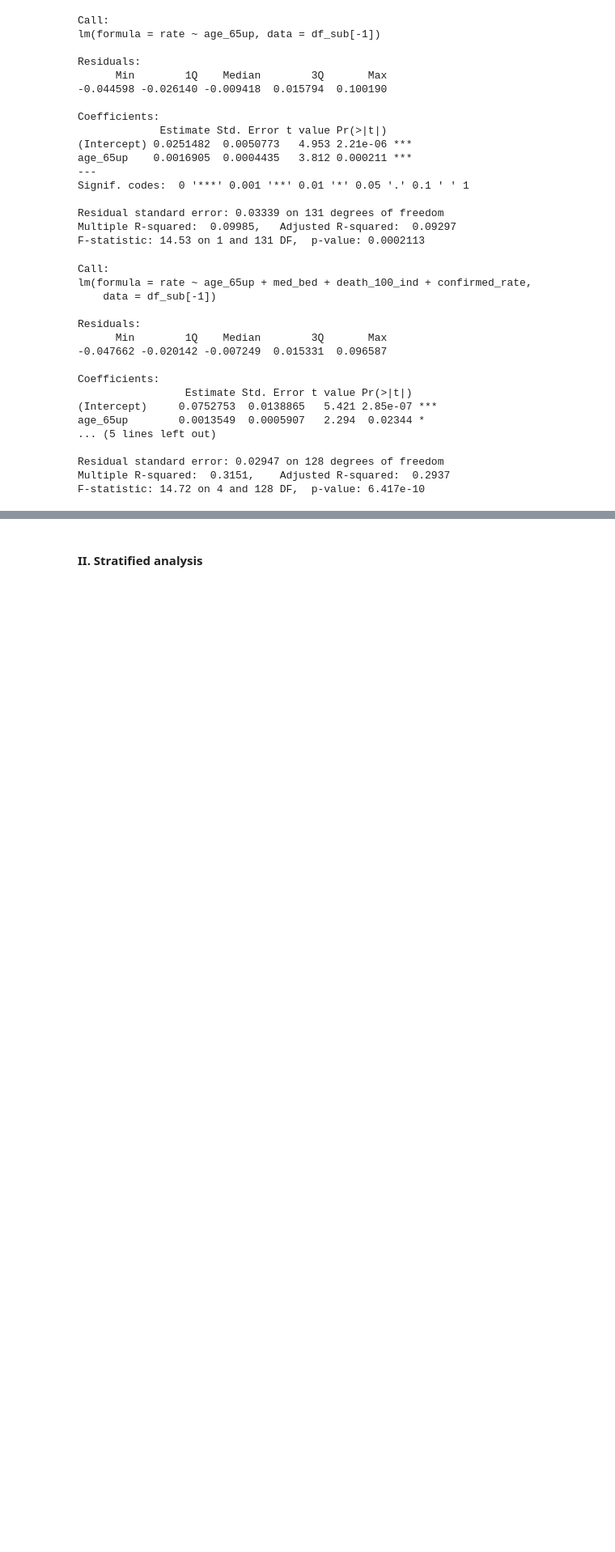
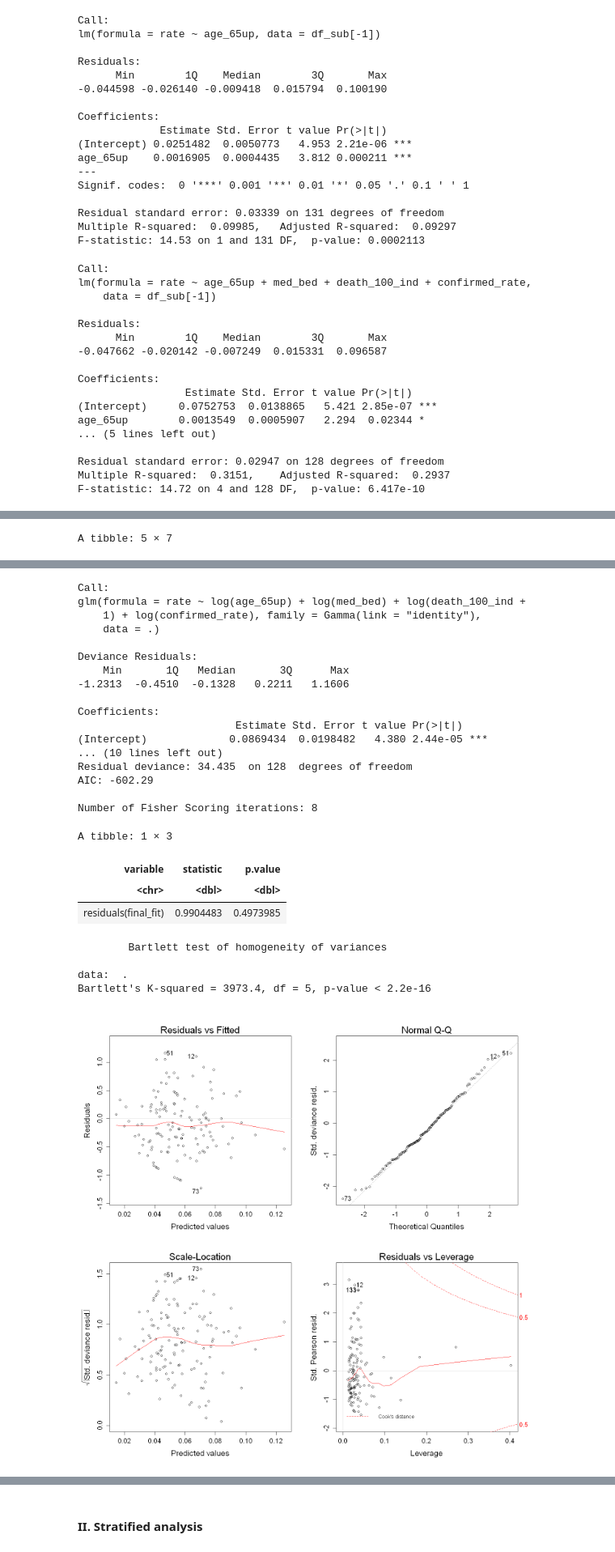
Before and after one commit to flizhou/age_effects_on_COVID-19, a Jupyter notebook: scripts/eda.ipynb, the cells around one changed output, grey strips where cells are left out. Shown at 81% size. Cells and saved outputs as stored; diff of their text form; code cells hidden in the pictures; blank space fills up the shorter version.

```diff
--- a/scripts/eda.ipynb
+++ b/scripts/eda.ipynb
@@ -1067,0 +825,24 @@ death_100_ind_fits
+# %%
+# final model
+final_fit <- df_sub %>%
+    mutate(rate = (rate*(133 -1) + 2)/133) %>%
+    glm(rate ~ log(age_65up) + log(med_bed) +
+        log(death_100_ind + 1) + log(confirmed_rate),
+        family = Gamma(link = "identity"), .)
+
+analyze_lm(final_fit)
+
+summary(final_fit)
+
+# plot model diagnostics
+plot_model_diag(final_fit)
+
+# Compute Shapiro-Wilk test of normality
+rstatix::shapiro_test(residuals(final_fit))
+
+# Compute Bartlett test of homogeneity of variances
+df_sub[-1] %>%
+    mutate(rate = (rate*(133 -1) + 2)/133) %>%
+    bartlett.test(rate ~ log(age_65up) + log(med_bed) + log(death_100_ind+1) + log(confirmed_rate))
+# %% [output]
+A tibble: 5 × 7
@@ -1067,0 +856,26 @@ death_100_ind_fits
+Call:
+glm(formula = rate ~ log(age_65up) + log(med_bed) + log(death_100_ind +
+    1) + log(confirmed_rate), family = Gamma(link = "identity"),
+    data = .)
+
+Deviance Residuals:
+    Min       1Q   Median       3Q      Max
+-1.2313  -0.4510  -0.1328   0.2211   1.1606
+
+Coefficients:
+                         Estimate Std. Error t value Pr(>|t|)
+(Intercept)             0.0869434  0.0198482   4.380 2.44e-05 ***
+... (10 lines left out)
+Residual deviance: 34.435  on 128  degrees of freedom
+AIC: -602.29
+
+Number of Fisher Scoring iterations: 8
+A tibble: 1 × 3
+| variable | statistic | p.value |
+| <chr> | <dbl> | <dbl> |
+| residuals(final_fit) | 0.9904483 | 0.4973985 |
+        Bartlett test of homogeneity of variances
+
+data:  .
+Bartlett's K-squared = 3973.4, df = 5, p-value < 2.2e-16
+[figure, added]
```
Also changed, not shown: parts of 64 cells of this notebook.
